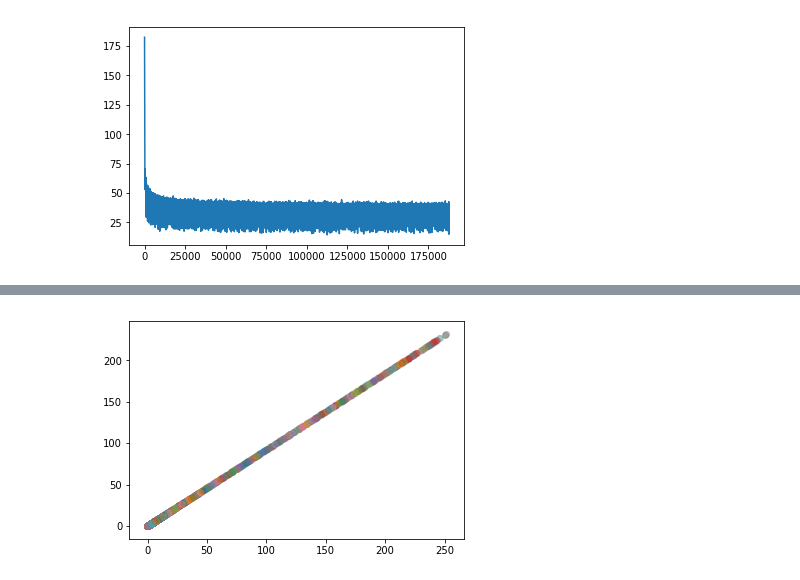
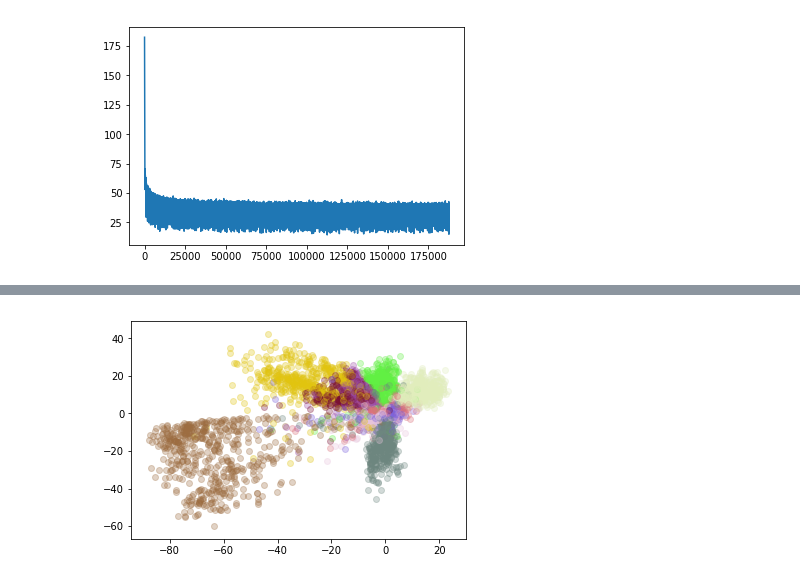
Before and after one commit to yoavo1984/dl_tutorial, a Jupyter notebook: autoencoder_tutorial.ipynb, the cells around one changed output, grey strips where cells are left out. Saved outputs shown, nothing was run; the diff lists cells and outputs as text; code cells hidden in the pictures.

Commit message:
Added the embedding plot

```diff
--- a/autoencoder_tutorial.ipynb
+++ b/autoencoder_tutorial.ipynb
@@ -190,7 +191,7 @@ def encode_decode(image):
     image_encoded = encoder(image)
     return decoder(image_encoded)
 
-random_image = mnist_test[np.random.randint(0,6000)]
+random_image = mnist_dataset[np.random.randint(0,60000)]
 image, label = random_image[0], random_image[1]
 sample = images_to_vectors(image)
 
@@ -206,11 +212,12 @@ axes[1].imshow(reconstruction.detach().numpy()[0][0])
 # %%
-rndpm = np.random.permutation(np.arange(100))
+np.random.seed(2611)
+rnd_colors = np.random.random(size=(10,3))
 for n, instance in enumerate(mnist_dataset):
     if n < 5000:
         n+=1
         image, label = instance[0], instance[1]
         encoded_image = encoder(images_to_vectors(image))
         point = encoded_image[0]
-        plt.scatter(point[0].item(), point[1].item(), alpha=0.3)
+        plt.scatter(point[0].item(), point[1].item(),c=rnd_colors[label], alpha=0.3)
 # %% [output]
-[figure, old version]
+[figure, new version]
```
Also changed, not shown: parts of 6 cells of this notebook.
